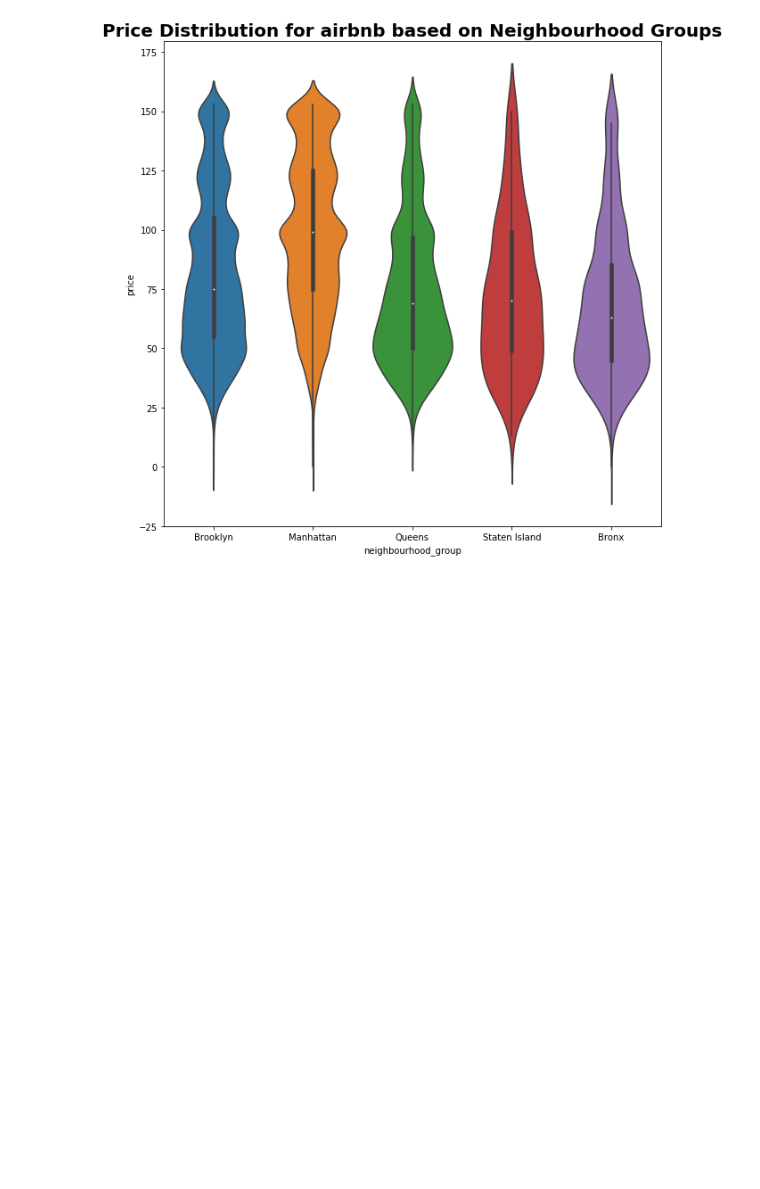
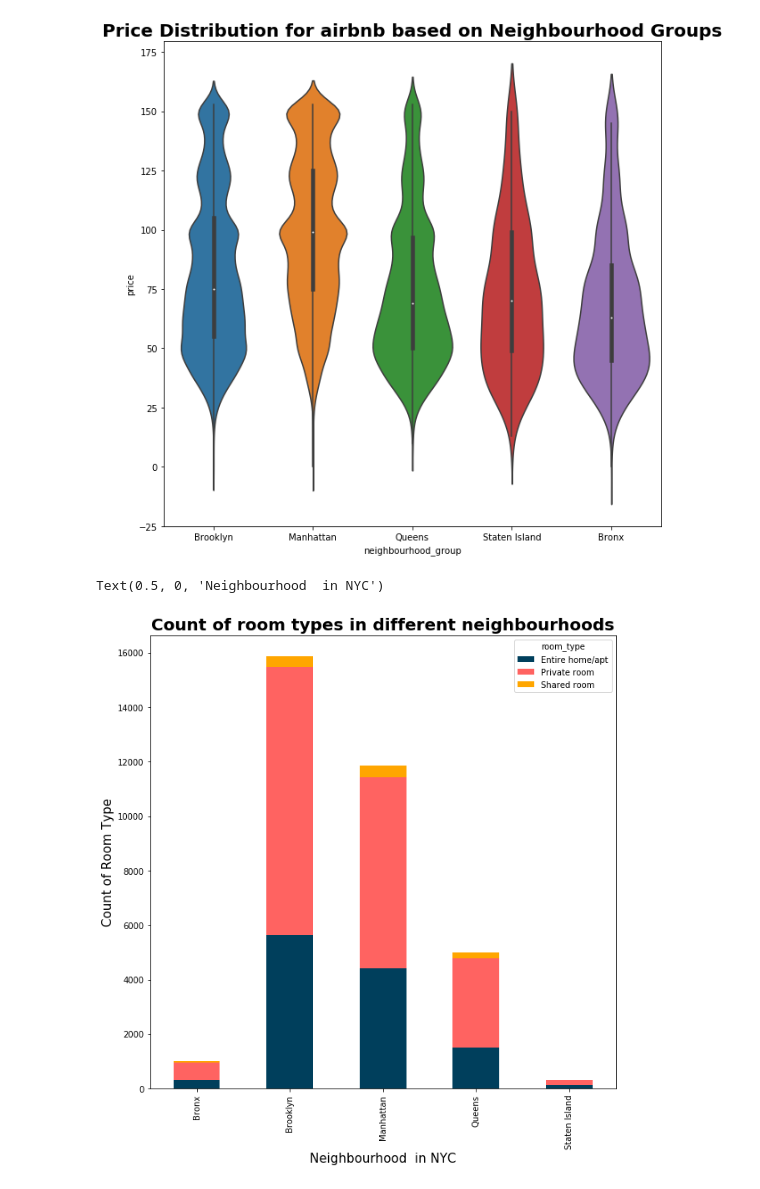
Before and after one commit to SrishtiMathur96/airbnb-2019-listing-analysis, a Jupyter notebook: airbnb_2019 listings.ipynb, the cells around one changed output. Drawn from its saved outputs; the diff is of its cells as text; code cells hidden in the pictures; blank space fills up the shorter version.

```diff
--- a/airbnb_2019 listings.ipynb
+++ b/airbnb_2019 listings.ipynb
@@ -235,3 +276,15 @@ visual3.set_title('Price Distribution for airbnb based on Neighbourhood Groups',
 # %% [output]
 Text(0.5, 1.0, 'Price Distribution for airbnb based on Neighbourhood Groups')
 [figure]
+# %%
+#Creating a stacked column bar cahrt to see the count of types of room in different neighbourhoods of NYC
+stck1= airbnb_filtered.groupby(['neighbourhood_group','room_type'])['neighbourhood_group'].count().unstack('room_type').fillna(0)
+stck1.plot(kind='bar',color=('#003f5c','#ff6361','#ffa600'), stacked=True)
+#Assigning the title, x-y axis label
+plt.title('Count of room types in different neighbourhoods',
+           fontsize=20, weight= 'bold')
+plt.ylabel('Count of Room Type', fontsize=15)
+plt.xlabel('Neighbourhood  in NYC',fontsize=15)
+# %% [output]
+Text(0.5, 0, 'Neighbourhood  in NYC')
+[figure, added]
```
Also changed, not shown: parts of 49 cells of this notebook.
